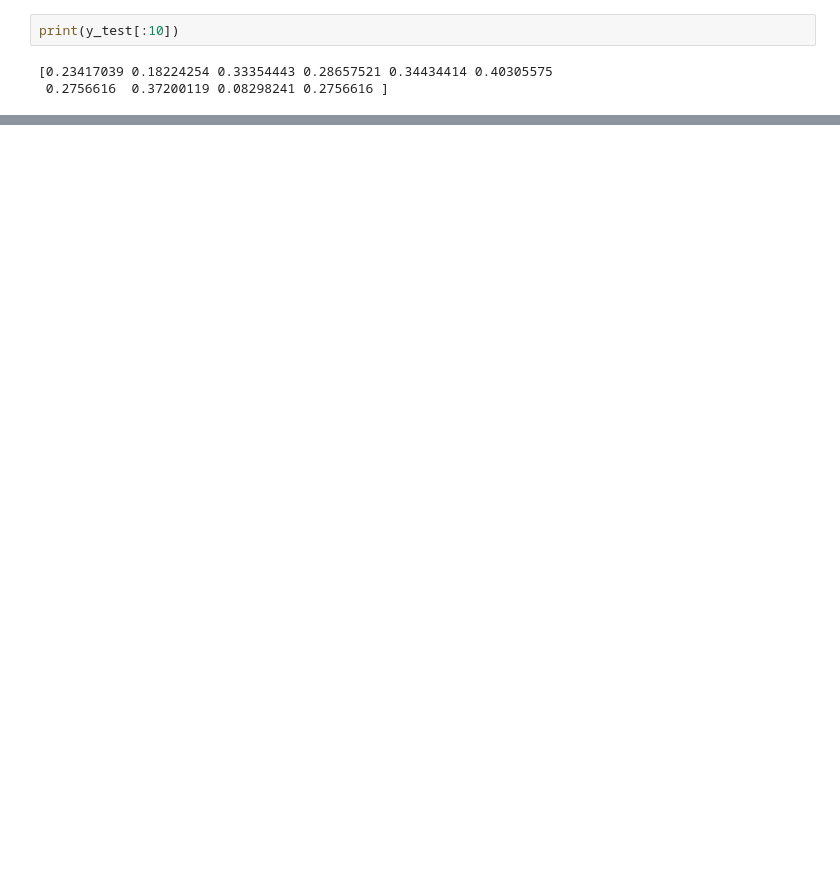
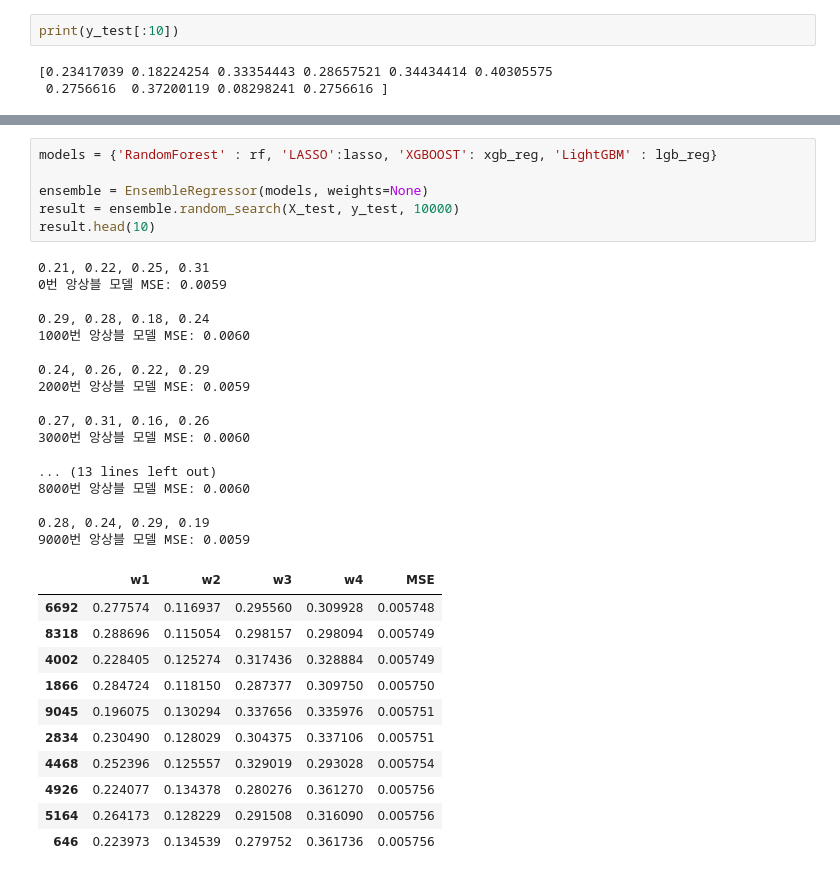
Before and after one commit to kimsunghun00/k-forest, a Jupyter notebook: K-Forest.ipynb, the cells around one changed output, grey strips where cells are left out. Drawn from its saved outputs; the diff is of its cells as text; blank space fills up the shorter version.

```diff
--- a/K-Forest.ipynb
+++ b/K-Forest.ipynb
@@ -497,0 +549,35 @@ array([  621.30723245, 11345.18599209, 11345.18599209, ...,
+# %%
+models = {'RandomForest' : rf, 'LASSO':lasso, 'XGBOOST': xgb_reg, 'LightGBM' : lgb_reg}
+
+ensemble = EnsembleRegressor(models, weights=None)
+result = ensemble.random_search(X_test, y_test, 10000)
+result.head(10)
+# %% [output]
+0.21, 0.22, 0.25, 0.31
+0번 앙상블 모델 MSE: 0.0059
+
+0.29, 0.28, 0.18, 0.24
+1000번 앙상블 모델 MSE: 0.0060
+
+0.24, 0.26, 0.22, 0.29
+2000번 앙상블 모델 MSE: 0.0059
+
+0.27, 0.31, 0.16, 0.26
+3000번 앙상블 모델 MSE: 0.0060
+
+... (13 lines left out)
+8000번 앙상블 모델 MSE: 0.0060
+
+0.28, 0.24, 0.29, 0.19
+9000번 앙상블 모델 MSE: 0.0059
+|  | w1 | w2 | w3 | w4 | MSE |
+| 6692 | 0.277574 | 0.116937 | 0.295560 | 0.309928 | 0.005748 |
+| 8318 | 0.288696 | 0.115054 | 0.298157 | 0.298094 | 0.005749 |
+| 4002 | 0.228405 | 0.125274 | 0.317436 | 0.328884 | 0.005749 |
+| 1866 | 0.284724 | 0.118150 | 0.287377 | 0.309750 | 0.005750 |
+| 9045 | 0.196075 | 0.130294 | 0.337656 | 0.335976 | 0.005751 |
+| 2834 | 0.230490 | 0.128029 | 0.304375 | 0.337106 | 0.005751 |
+| 4468 | 0.252396 | 0.125557 | 0.329019 | 0.293028 | 0.005754 |
+| 4926 | 0.224077 | 0.134378 | 0.280276 | 0.361270 | 0.005756 |
+| 5164 | 0.264173 | 0.128229 | 0.291508 | 0.316090 | 0.005756 |
+| 646 | 0.223973 | 0.134539 | 0.279752 | 0.361736 | 0.005756 |
```
Also changed, not shown: parts of 20 cells of this notebook.
